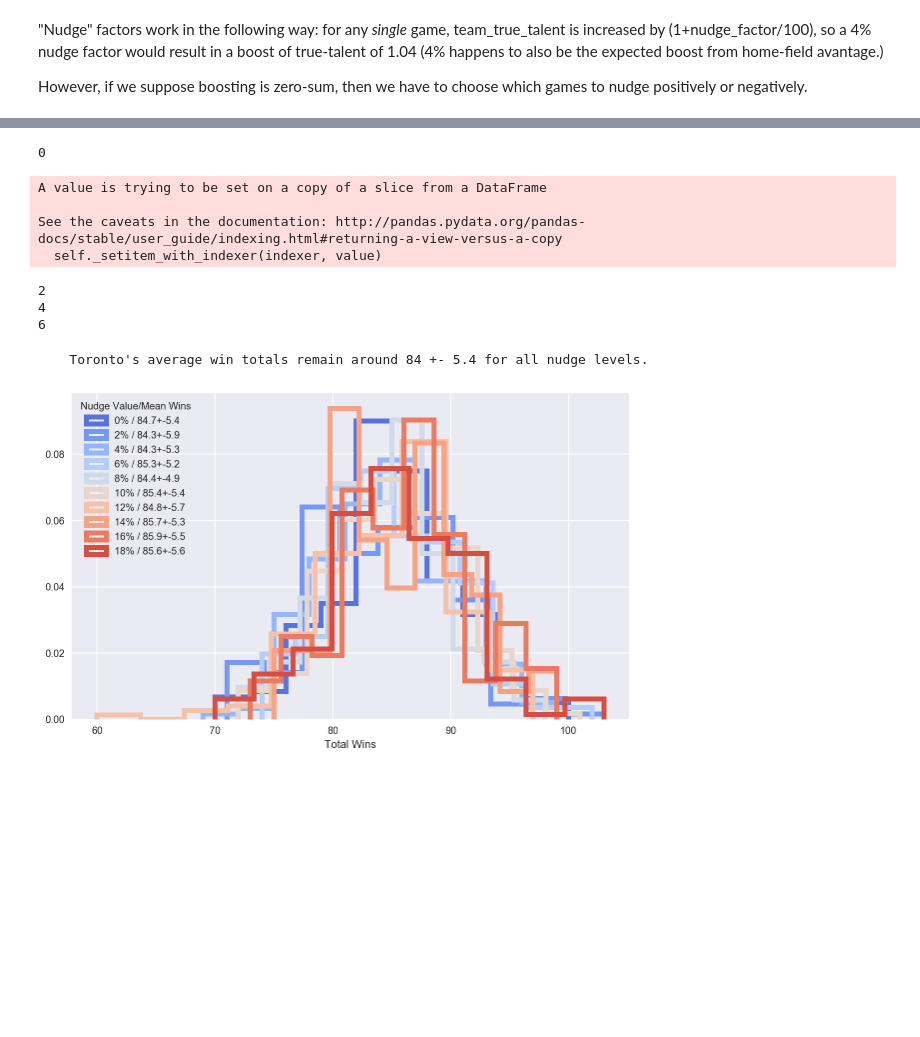
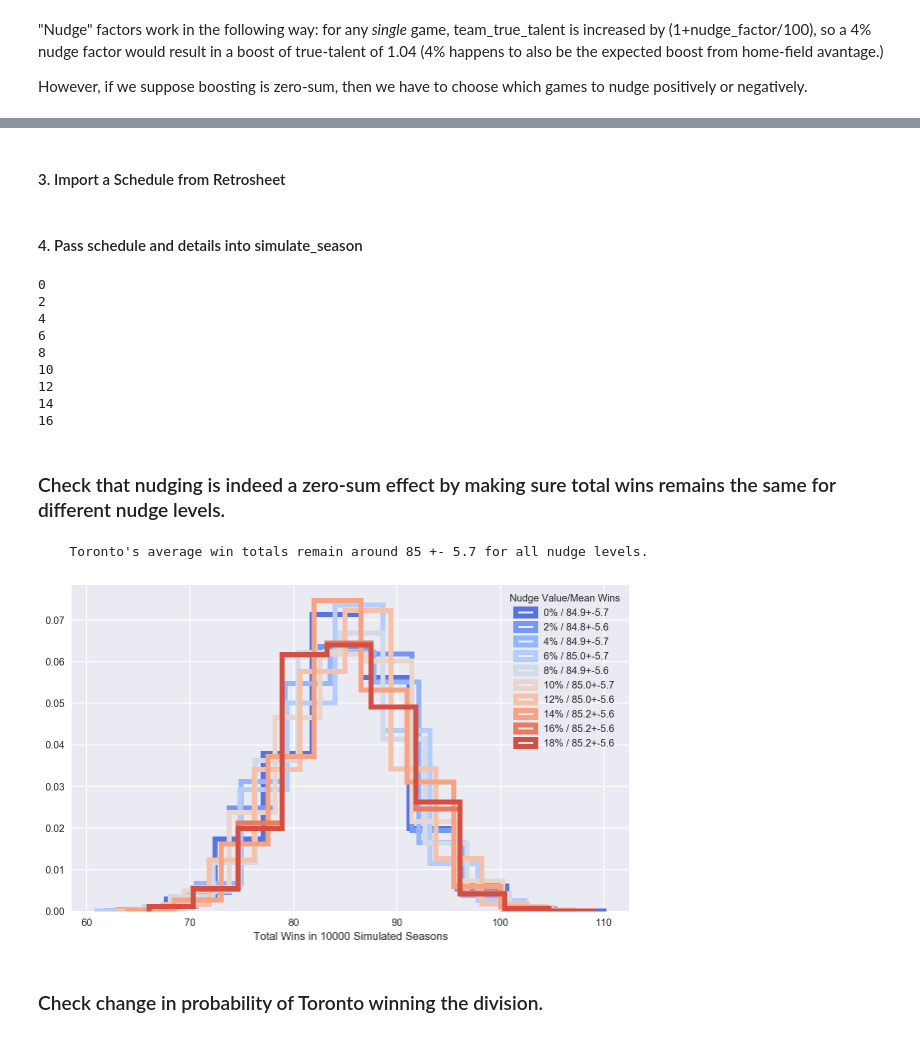
Before and after one commit to wrapgenius/correlated_noise_notebooks, a Jupyter notebook: estimating_matchup_value_final.ipynb, the cells around one changed output, grey strips where cells are left out. Saved outputs shown, nothing was run; the diff lists cells and outputs as text; code cells hidden in the pictures; blank space fills up the shorter version.

```diff
--- a/estimating_matchup_value_final.ipynb
+++ b/estimating_matchup_value_final.ipynb
@@ -84,3 +85,17 @@ def weighted_coin_flip(vt_truetalent, ht_truetalent, homefieldadv = 0.04, vt_nud
+# %%
+def import_retrosheet_schedule(year = 2016, retrosheet_path = '/data/baseball/Retrosheet/'):
+    '''Import Retrosheet schedule and store into a Pandas DataBase'''
+
+    #Check that file exists.
+    file_retrosheet_schedule = '{0}SKED.TXT'.format(year)
+    os.path.isfile(retrosheet_path+file_retrosheet_schedule)
+
+    # Read CSV and name columns manually.
+    sched_df = pd.read_csv(retrosheet_path+file_retrosheet_schedule)
+    cols = ['date','num_games','day_of_week','vt','league_vt','game_number_vt','ht','league_ht','game_number_ht','time','postpone','makeupdate']
+    sched_df.columns = cols
+
+    return sched_df
 # %% [markdown]
 #### Determine Standings for one season simulation, given schedule and previous records.
 # %%
@@ -355,20 +370,6 @@ class simulate_season:
                     self.playoff_appearances[league][playoff_team] += 1
                 else:
                     self.playoff_appearances[league][playoff_team] = 1
-# %%
-def import_retrosheet_schedule(year = 2016, retrosheet_path = '/data/baseball/Retrosheet/'):
-    '''Import Retrosheet schedule and store into a Pandas DataBase'''
-
-    #Check that file exists.
-    file_retrosheet_schedule = '{0}SKED.TXT'.format(year)
-    os.path.isfile(retrosheet_path+file_retrosheet_schedule)
-
-    # Read CSV and name columns manually.
-    sched_df = pd.read_csv(path_retrosheet_schedule+file_retrosheet_schedule)
-    cols = ['date','num_games','day_of_week','vt','league_vt','game_number_vt','ht','league_ht','game_number_ht','time','postpone','makeupdate']
-    sched_df.columns = cols
-
-    return sched_df
 # %% [markdown]
 ## Check to see that the code does what it's supposed to by simulating 10 seasons.
 Simulation requires four steps:
@@ -477 +508,3 @@ lahman_path = '/Users/marcoviero/Code/Python/Modules/git_repositories/baseball-a
+# %% [markdown]
+#### 3. Import a Schedule from Retrosheet
 # %%
@@ -479,41 +511,42 @@ lahman_path = '/Users/marcoviero/Code/Python/Modules/git_repositories/baseball-a
 sched_df = import_retrosheet_schedule(year = year, retrosheet_path = retrosheet_path)
+# %% [markdown]
+#### 4. Pass schedule and details into simulate_season
 # %%
-# Define simulation for the Toronto Blue Jays, with 10 nudges from 0 to 18%.
-nudge_team = 'TOR'
-year = 2016
-num_season_sims = 10000
-nudge_vals = [0, 2, 4, 6, 8, 10, 12, 14, 16, 18]
 zero_sum_sims = {}
 for inudge in nudge_vals:
     print(inudge)
     zero_sum_sims[inudge] = simulate_season(sched_df, year = year, path_lahman_sqlite = lahman_path, num_seasons=num_season_sims, team_nudges = {nudge_team:inudge/100} )
 # %% [output]
 0
+2
+4
+6
+8
+10
+12
+14
+16
-A value is trying to be set on a copy of a slice from a DataFrame
-
-See the caveats in the documentation: http://pandas.pydata.org/pandas-docs/stable/user_guide/indexing.html#returning-a-view-versus-a-copy
-  self._setitem_with_indexer(indexer, value)
-2
-4
-6
+# %% [markdown]
+### Check that nudging is indeed a zero-sum effect by making sure total wins remains the same for different nudge levels.
 # %%
-# Check that nudging is indeed a zero-sum effect by making sure total wins remains the same for different nudge levels.
 plt.figure(figsize=(10,6))
 sns.set_palette(sns.color_palette("coolwarm",len(zero_sum_sims)))
 ic = 0
 avg_wins = {}
 err_wins = {}
 for inudge in nudge_vals:
     plt.hist(zero_sum_sims[inudge].standings['AL']['Division_Record']['East'].loc[nudge_team],histtype='step', density=True, linewidth = 5);
     avg_wins[inudge] = np.mean(zero_sum_sims[inudge].standings['AL']['Division_Record']['East'].loc[nudge_team])
     err_wins[inudge] = np.std(zero_sum_sims[inudge].standings['AL']['Division_Record']['East'].loc[nudge_team])
     ic+=1
-plt.xlabel('Total Wins');
+plt.xlabel('Total Wins in {0} Simulated Seasons'.format(num_season_sims));
 plt.legend(['{0}% / {1:.1f}+-{2:.1f}'.format(n, avg_wins[n],err_wins[n]) for n in nudge_vals],title='Nudge Value/Mean Wins');
 print("""
     Toronto's average win totals remain around {0:0.0f} +- {1:0.1f} for all nudge levels.
     """.format(np.median(zero_sum_sims[0].standings['AL']['Division_Record']['East'].loc[nudge_team]),np.std(zero_sum_sims[0].standings['AL']['Division_Record']['East'].loc[nudge_team]) ))
 # %% [output]
-    Toronto's average win totals remain around 84 +- 5.4 for all nudge levels.
+    Toronto's average win totals remain around 85 +- 5.7 for all nudge levels.
-[figure, old version]
+[figure, new version]
+# %% [markdown]
+### Check change in probability of Toronto winning the division.
 # %%
```
Also changed, not shown: parts of 39 cells of this notebook.
